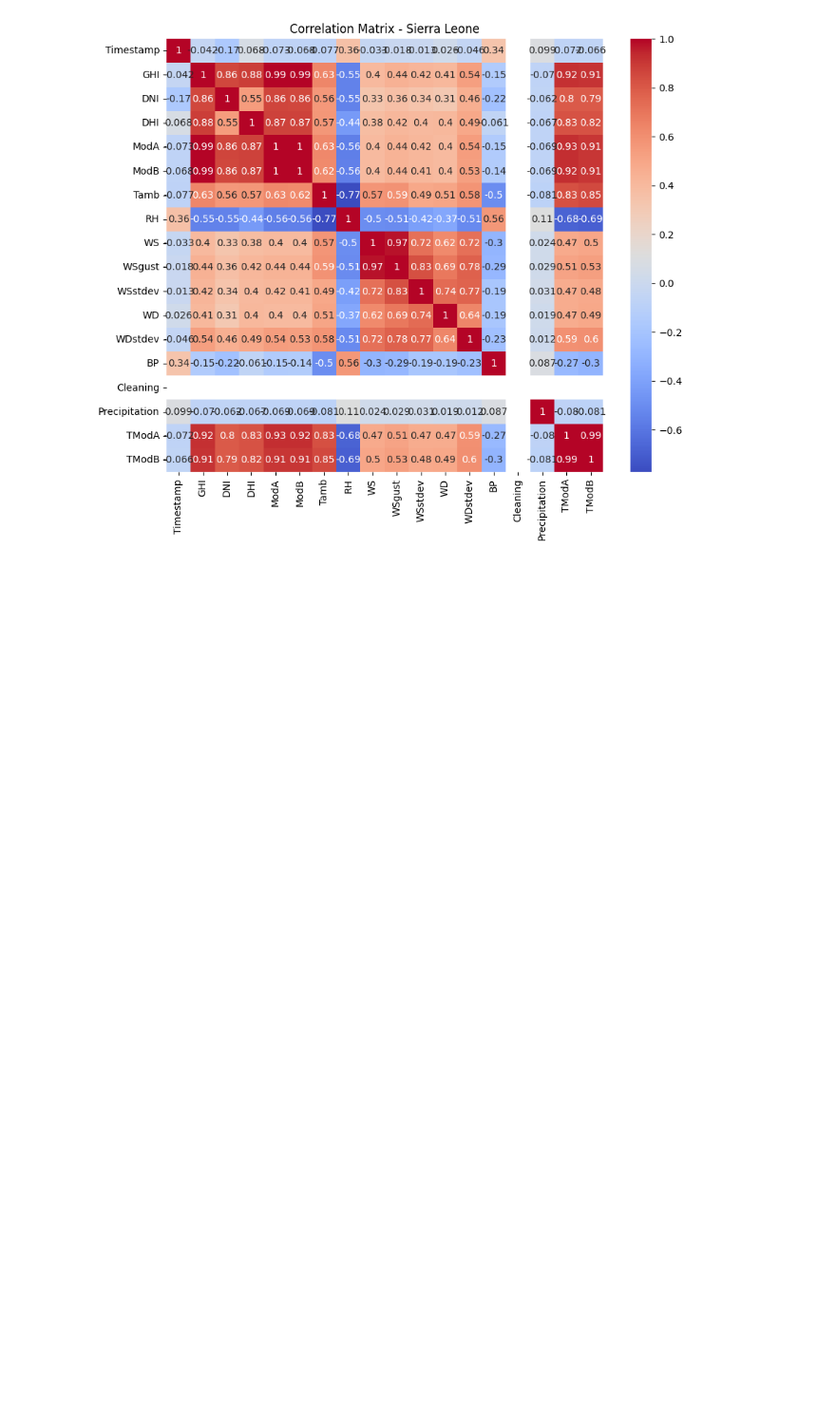
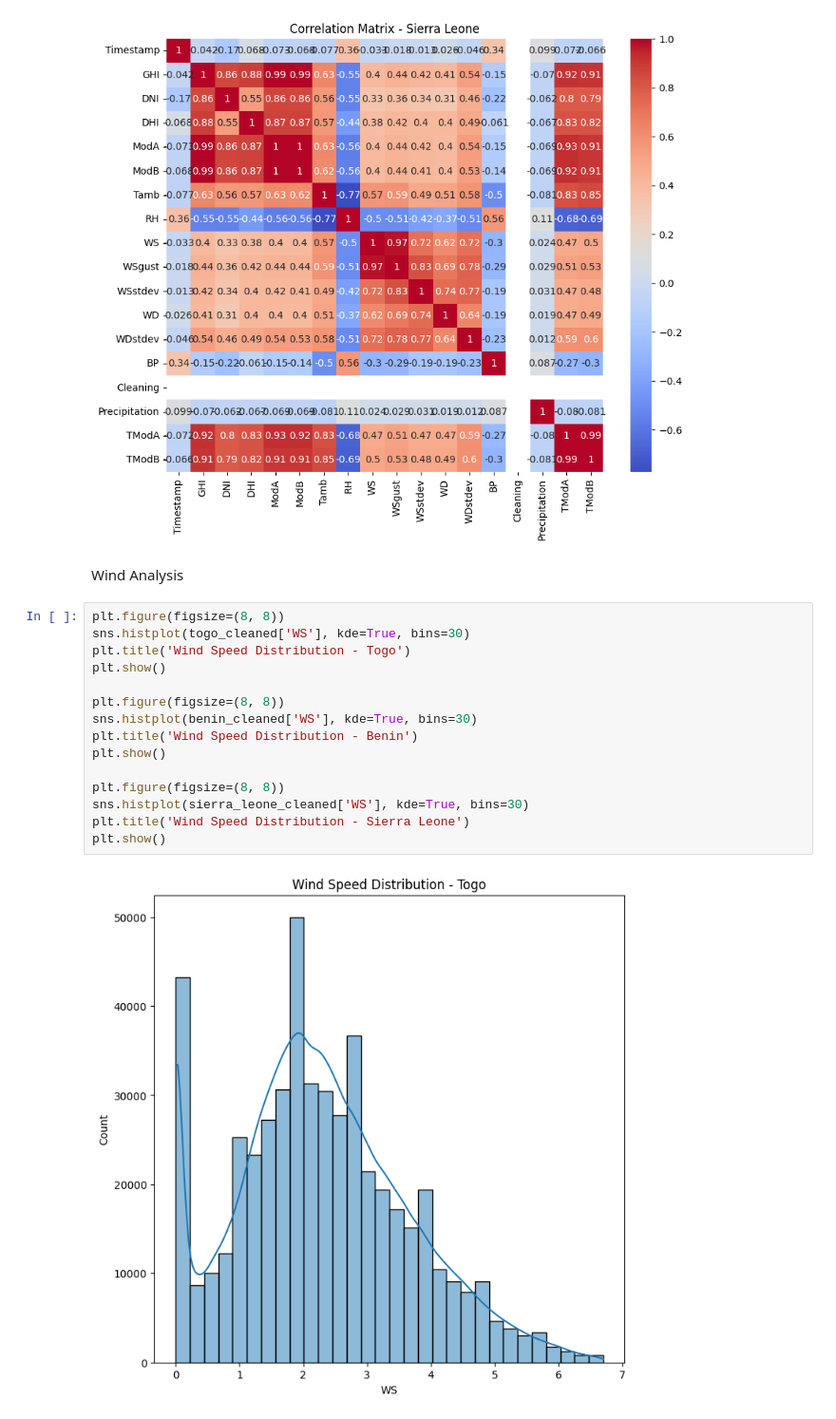
Before and after one commit to Birkity/10_Academy, a Jupyter notebook: notebooks/eda.ipynb, the cells around one changed output. Shown at 95% size. Cells and saved outputs as stored; diff of their text form; blank space fills up the shorter version.

Commit message:
Wind analysis

```diff
--- a/notebooks/eda.ipynb
+++ b/notebooks/eda.ipynb
@@ -194,3 +194,22 @@ plt.show()
 [figure]
 [figure]
 [figure]
+# %% [markdown]
+Wind Analysis
+# %%
+plt.figure(figsize=(8, 8))
+sns.histplot(togo_cleaned['WS'], kde=True, bins=30)
+plt.title('Wind Speed Distribution - Togo')
+plt.show()
+
+plt.figure(figsize=(8, 8))
+sns.histplot(benin_cleaned['WS'], kde=True, bins=30)
+plt.title('Wind Speed Distribution - Benin')
+plt.show()
+
+plt.figure(figsize=(8, 8))
+sns.histplot(sierra_leone_cleaned['WS'], kde=True, bins=30)
+plt.title('Wind Speed Distribution - Sierra Leone')
+plt.show()
+# %% [output]
+[figure, added]
```
Also changed, not shown: parts of 1 cell of this notebook.
